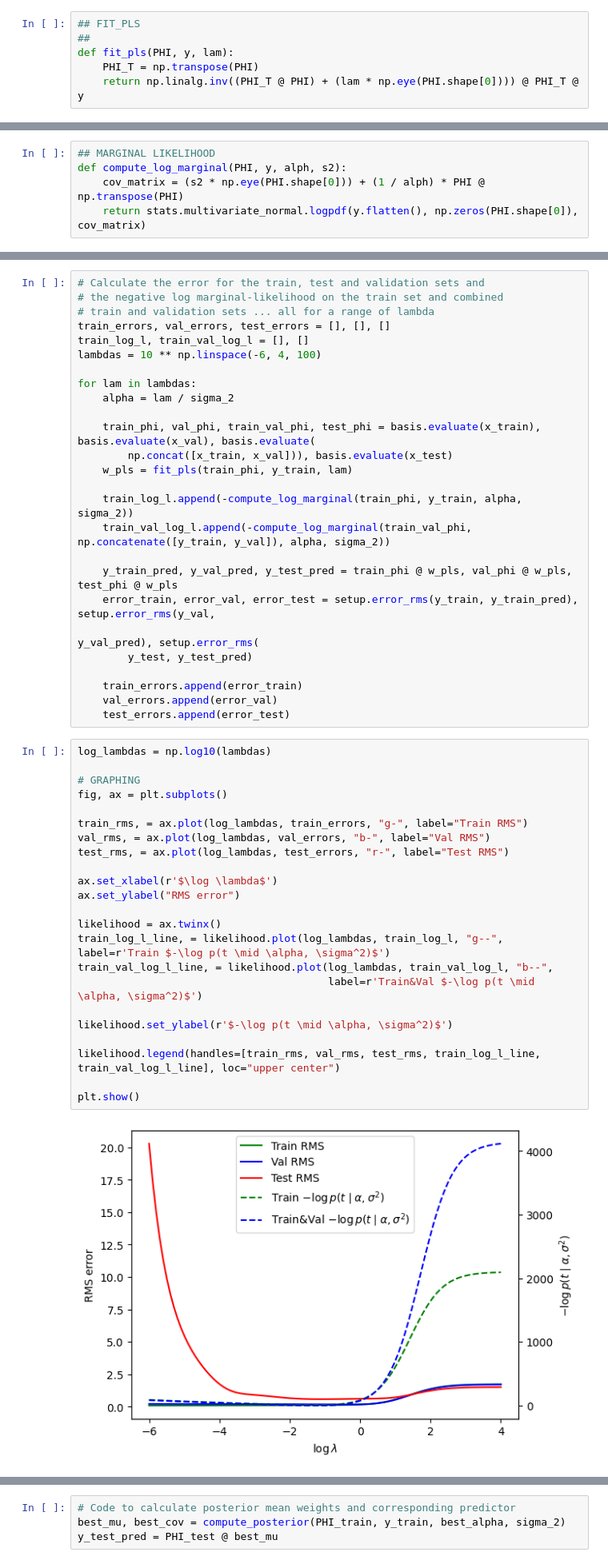
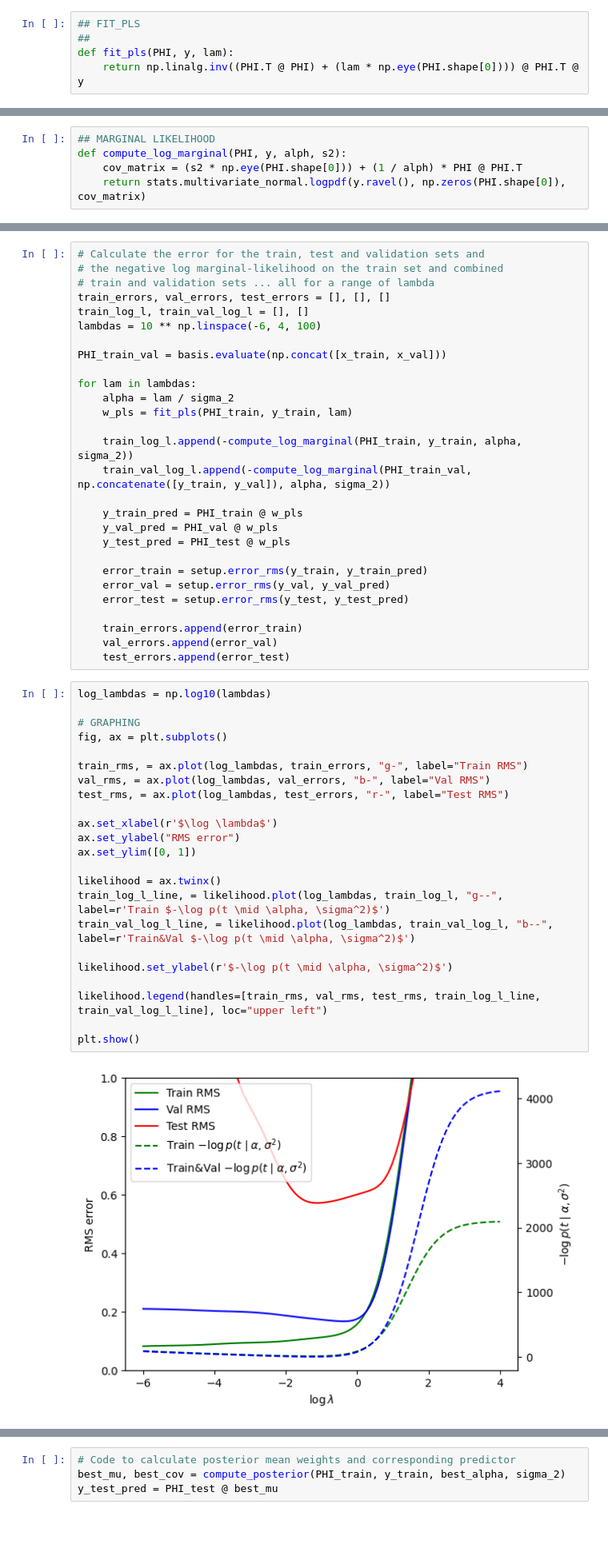
Before and after one commit to ab3308/bayesian-machine-learning, a Jupyter notebook: bayesian-regression/CM50268-Coursework-1.ipynb, the cells around one changed output, grey strips where cells are left out. Shown at 80% size. Cells and saved outputs as stored; diff of their text form; blank space fills up the shorter version.

Commit message:
Submitted
Finishing touches; graph scaling + gaussian modelling

```diff
--- a/bayesian-regression/CM50268-Coursework-1.ipynb
+++ b/bayesian-regression/CM50268-Coursework-1.ipynb
@@ -224,8 +224,7 @@ For maximum marks, the ideal solution will treat $\lambda=0$ case differently to
 ## FIT_PLS
 ##
 def fit_pls(PHI, y, lam):
-    PHI_T = np.transpose(PHI)
-    return np.linalg.inv((PHI_T @ PHI) + (lam * np.eye(PHI.shape[0]))) @ PHI_T @ y
+    return np.linalg.inv((PHI.T @ PHI) + (lam * np.eye(PHI.shape[0]))) @ PHI.T @ y
 # %% [markdown]
 ## Task 1b
 *3 marks overall*
@@ -388,8 +388,8 @@ There is an equivalent identity for determinants too.
 # %%
 ## MARGINAL LIKELIHOOD
 def compute_log_marginal(PHI, y, alph, s2):
-    cov_matrix = (s2 * np.eye(PHI.shape[0])) + (1 / alph) * PHI @ np.transpose(PHI)
-    return stats.multivariate_normal.logpdf(y.flatten(), np.zeros(PHI.shape[0]), cov_matrix)
+    cov_matrix = (s2 * np.eye(PHI.shape[0])) + (1 / alph) * PHI @ PHI.T
+    return stats.multivariate_normal.logpdf(y.ravel(), np.zeros(PHI.shape[0]), cov_matrix)
 # %%
 ## MARGINAL LIKELIHOOD (ADVANCED VERSION - OPTIONAL)
 def compute_log_marginal_advanced(PHI, y, alph, s2):
@@ -487,20 +497,22 @@ train_errors, val_errors, test_errors = [], [], []
 train_log_l, train_val_log_l = [], []
 lambdas = 10 ** np.linspace(-6, 4, 100)
 
+PHI_train_val = basis.evaluate(np.concat([x_train, x_val]))
+
 for lam in lambdas:
     alpha = lam / sigma_2
+    w_pls = fit_pls(PHI_train, y_train, lam)
 
-    train_phi, val_phi, train_val_phi, test_phi = basis.evaluate(x_train), basis.evaluate(x_val), basis.evaluate(
-        np.concat([x_train, x_val])), basis.evaluate(x_test)
-    w_pls = fit_pls(train_phi, y_train, lam)
+    train_log_l.append(-compute_log_marginal(PHI_train, y_train, alpha, sigma_2))
+    train_val_log_l.append(-compute_log_marginal(PHI_train_val, np.concatenate([y_train, y_val]), alpha, sigma_2))
 
-    train_log_l.append(-compute_log_marginal(train_phi, y_train, alpha, sigma_2))
-    train_val_log_l.append(-compute_log_marginal(train_val_phi, np.concatenate([y_train, y_val]), alpha, sigma_2))
+    y_train_pred = PHI_train @ w_pls
+    y_val_pred = PHI_val @ w_pls
+    y_test_pred = PHI_test @ w_pls
 
-    y_train_pred, y_val_pred, y_test_pred = train_phi @ w_pls, val_phi @ w_pls, test_phi @ w_pls
-    error_train, error_val, error_test = setup.error_rms(y_train, y_train_pred), setup.error_rms(y_val,
-                                                                                                 y_val_pred), setup.error_rms(
-        y_test, y_test_pred)
+    error_train = setup.error_rms(y_train, y_train_pred)
+    error_val = setup.error_rms(y_val, y_val_pred)
+    error_test = setup.error_rms(y_test, y_test_pred)
 
     train_errors.append(error_train)
     val_errors.append(error_val)
@@ -508,27 +520,27 @@ for lam in lambdas:
 # %%
 log_lambdas = np.log10(lambdas)
 
 # GRAPHING
 fig, ax = plt.subplots()
 
 train_rms, = ax.plot(log_lambdas, train_errors, "g-", label="Train RMS")
 val_rms, = ax.plot(log_lambdas, val_errors, "b-", label="Val RMS")
 test_rms, = ax.plot(log_lambdas, test_errors, "r-", label="Test RMS")
 
 ax.set_xlabel(r'$\log \lambda$')
 ax.set_ylabel("RMS error")
+ax.set_ylim([0, 1])
 
 likelihood = ax.twinx()
 train_log_l_line, = likelihood.plot(log_lambdas, train_log_l, "g--", label=r'Train $-\log p(t \mid \alpha, \sigma^2)$')
-train_val_log_l_line, = likelihood.plot(log_lambdas, train_val_log_l, "b--",
-                                        label=r'Train&Val $-\log p(t \mid \alpha, \sigma^2)$')
+train_val_log_l_line, = likelihood.plot(log_lambdas, train_val_log_l, "b--", label=r'Train&Val $-\log p(t \mid \alpha, \sigma^2)$')
 
 likelihood.set_ylabel(r'$-\log p(t \mid \alpha, \sigma^2)$')
 
-likelihood.legend(handles=[train_rms, val_rms, test_rms, train_log_l_line, train_val_log_l_line], loc="upper center")
+likelihood.legend(handles=[train_rms, val_rms, test_rms, train_log_l_line, train_val_log_l_line], loc="upper left")
 
 plt.show()
 # %% [output]
-[figure, old version]
+[figure, new version]
 # %%
 # TABLE
```
Also changed, not shown: parts of 8 cells of this notebook.
